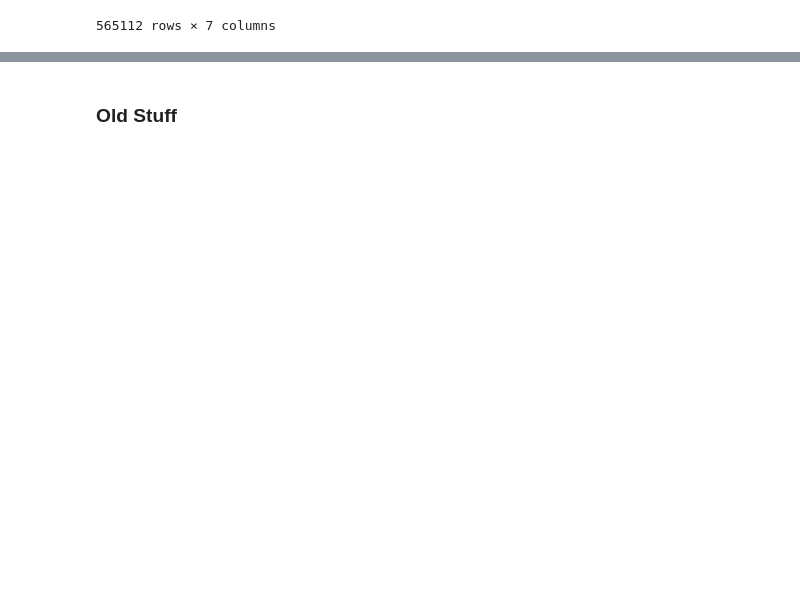
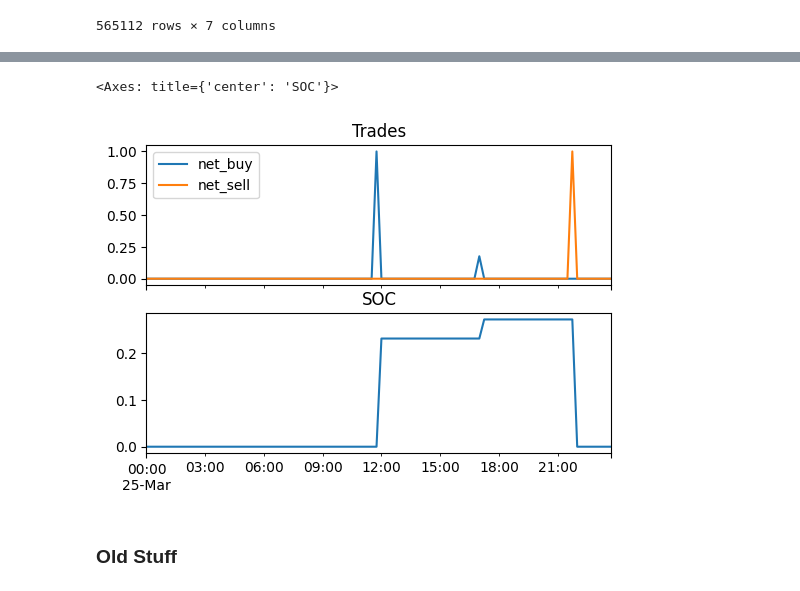
Before and after one commit to ub1999/Rolling-Intrinsic-BESS-Intraday-Trading, a Jupyter notebook: Code/Rolling Intrinsic/Rollingintrinsic_test.ipynb, the cells around one changed output, grey strips where cells are left out. Cells and saved outputs as stored; diff of their text form; code cells hidden in the pictures; blank space fills up the shorter version.

Commit message:
Figured out how optimisation function works with limited price data

```diff
--- a/Code/Rolling Intrinsic/Rollingintrinsic_test.ipynb
+++ b/Code/Rolling Intrinsic/Rollingintrinsic_test.ipynb
@@ -137,0 +146,11 @@ To Do:
+# %%
+vwap = get_average_prices(
+                df_tst,
+                side="BUY",
+                execution_time_start=pd.Timestamp("2025-03-24 16:15:00",tz='Europe/Berlin') ,
+                execution_time_end=pd.Timestamp("2025-03-24 16:30:00",tz='Europe/Berlin'),
+                end_date = pd.Timestamp("2025-03-26 00:00:00",tz='Europe/Berlin'),
+                min_trades=10,
+            )
+vwap[~vwap.price.isna()]
+vwap[~vwap.price.isna()]
@@ -137,0 +168,4 @@ To Do:
+# %%
+net_trades = get_net_trades(trades = pd.DataFrame(columns=["sum_buy", "sum_sell", "net_buy", "net_sell", "product"]),
+                            end_date = end_date)
+net_trades
@@ -137,0 +186,13 @@ To Do:
+# %%
+# Run first optimisation of the day
+results, trades, profit = run_optimization_quarterhours_repositioning(prices_qh = vwap,
+                                            execution_time = execution_time_start,
+                                            cap = 1,
+                                            c_rate = c_rate,
+                                            roundtrip_eff = roundtrip_eff,
+                                            max_cycles = max_cycles,
+                                            threshold = threshold,
+                                            threshold_abs_min = 0,
+                                            discount_rate = 0,
+                                            prev_net_trades = net_trades
+                                            )
@@ -138,2 +227,10 @@ To Do:
+# %%
+_,ax = plt.subplots(2,1,sharex=True,figsize=(6,4))
+results.loc[:,["net_buy","net_sell"]].plot(ax=ax[0],title="Trades")
+
+results.loc[:,"battery_soc"].plot(ax=ax[1],title="SOC")
+# %% [output]
+<Axes: title={'center': 'SOC'}>
+[figure, added]
 # %% [markdown]
 ### Old Stuff
```
Also changed, not shown: parts of 15 cells of this notebook, 7 other files.
